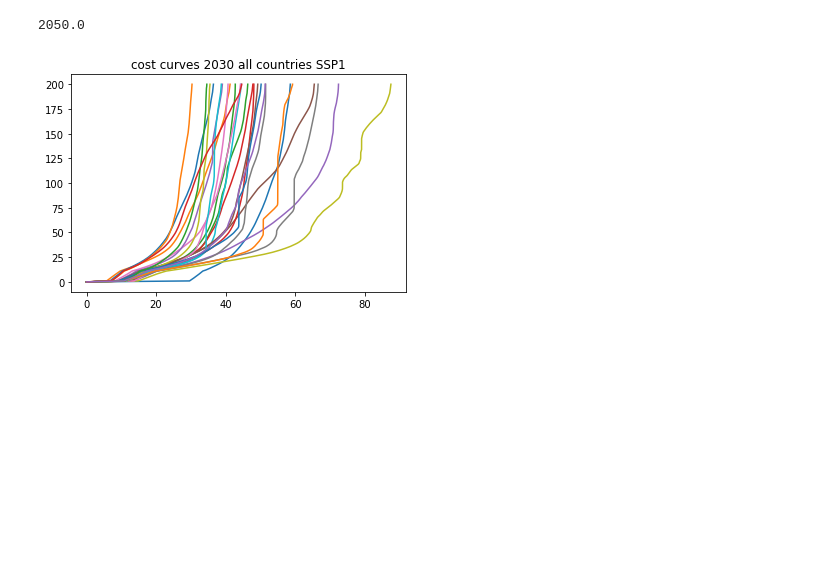
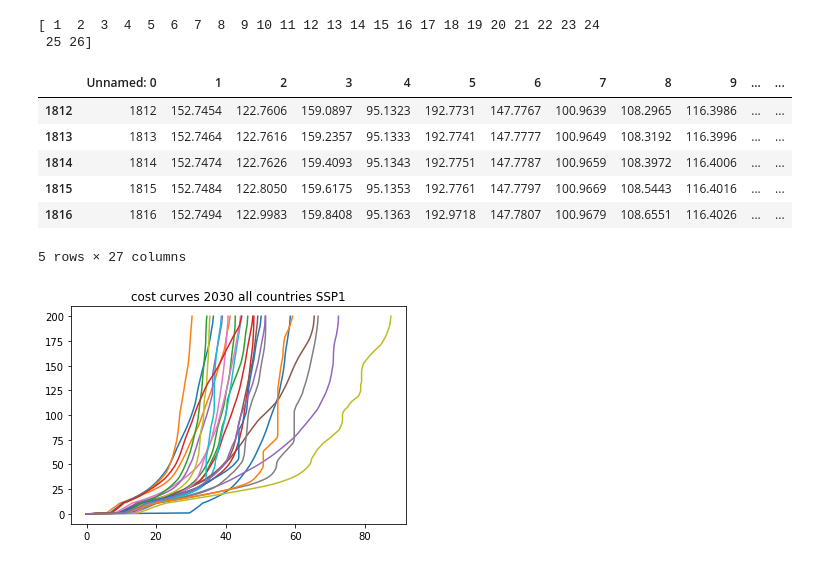
Before and after one commit to TVHTE/PBL_Code, a Jupyter notebook: Check_curves/check_linear_curves.ipynb, the cells around one changed output. Drawn from its saved outputs; the diff is of its cells as text; code cells hidden in the pictures; blank space fills up the shorter version.

```diff
--- a/Check_curves/check_linear_curves.ipynb
+++ b/Check_curves/check_linear_curves.ipynb
@@ -16,35 +16,51 @@ df_cubic = pd.read_table('C:/Users/toonv/Documents/PBL/Data/cost curves/costcurv
 df_cubicroot = pd.read_table('C:/Users/toonv/Documents/PBL/Data/cost curves/costcurve_co2_cubicroot.dat',
                           skiprows = [0,1,2], sep = ',', names = list(range(1,27)), index_col=False)
 
 df_linear_SSP1_LI = pd.read_table('C:/Users/toonv/Documents/PBL/Data/cost curves/costcurve_linear/SSP1_LI_costcurve_co2_linear.dat',
                           skiprows = [0,1,2], sep = ',', names = list(range(1,27)), index_col=False)
 
 df_linear_SSP1_LIRE = pd.read_table('C:/Users/toonv/Documents/PBL/Data/cost curves/costcurve_linear/SSP1_LIRE_costcurve_co2_linear.dat',
                           skiprows = [0,1,2], sep = ',', names = list(range(1,27)), index_col=False)
 
 df_linear_SSP1_RE = pd.read_table('C:/Users/toonv/Documents/PBL/Data/cost curves/costcurve_linear/SSP1_RE_costcurve_co2_linear.dat',
                           skiprows = [0,1,2], sep = ',', names = list(range(1,27)), index_col=False)
 
 df_linear_SSP2 = pd.read_table('C:/Users/toonv/Documents/PBL/Data/cost curves/costcurve_linear/SSP2_costcurve_co2_linear.dat',
                           skiprows = [0,1,2], sep = ',', names = list(range(1,27)), index_col=False)
 
 df_linear_SSP2_DAC = pd.read_table('C:/Users/toonv/Documents/PBL/Data/cost curves/costcurve_linear/SSP2_DAC_costcurve_co2_linear.dat',
                           skiprows = [0,1,2], sep = ',', names = list(range(1,27)), index_col=False)
 
 df_linear_SSP2_LI = pd.read_table('C:/Users/toonv/Documents/PBL/Data/cost curves/costcurve_linear/SSP2_LI_costcurve_co2_linear.dat',
                           skiprows = [0,1,2], sep = ',', names = list(range(1,27)), index_col=False)
 
 df_linear_SSP2_LIRE = pd.read_table('C:/Users/toonv/Documents/PBL/Data/cost curves/costcurve_linear/SSP2_LIRE_costcurve_co2_linear.dat',
                           skiprows = [0,1,2], sep = ',', names = list(range(1,27)), index_col=False)
 
 df_linear_SSP2_RE = pd.read_table('C:/Users/toonv/Documents/PBL/Data/cost curves/costcurve_linear/SSP2_RE_costcurve_co2_linear.dat',
                           skiprows = [0,1,2], sep = ',', names = list(range(1,27)), index_col=False)
 
 # df_linear_SSP1.describe()
 
-df_cubic[1][403+202]
+print(df_linear_SSP1.columns.values)
+
+df_linear.to_csv('C:/Users/toonv/Documents/PBL/Data/linear paths/linear.csv')
+df_cubic.to_csv('C:/Users/toonv/Documents/PBL/Data/linear paths/cubic.csv')
+df_cubicroot.to_csv('C:/Users/toonv/Documents/PBL/Data/linear paths/cubicroot.csv')
+
+df_linear.to_excel('C:/Users/toonv/Documents/PBL/Data/linear paths/linear.xlsx')
+df_cubic.to_excel('C:/Users/toonv/Documents/PBL/Data/linear paths/cubic.xlsx')
+df_cubicroot.to_excel('C:/Users/toonv/Documents/PBL/Data/linear paths/cubicroot.xlsx')
 # %% [output]
-2050.0
+[ 1  2  3  4  5  6  7  8  9 10 11 12 13 14 15 16 17 18 19 20 21 22 23 24
+ 25 26]
+|  | Unnamed: 0 | 1 | 2 | 3 | 4 | 5 | 6 | 7 | 8 | 9 | ... | ... |
+| 1812 | 1812 | 152.7454 | 122.7606 | 159.0897 | 95.1323 | 192.7731 | 147.7767 | 100.9639 | 108.2965 | 116.3986 | ... | ... |
+| 1813 | 1813 | 152.7464 | 122.7616 | 159.2357 | 95.1333 | 192.7741 | 147.7777 | 100.9649 | 108.3192 | 116.3996 | ... | ... |
+| 1814 | 1814 | 152.7474 | 122.7626 | 159.4093 | 95.1343 | 192.7751 | 147.7787 | 100.9659 | 108.3972 | 116.4006 | ... | ... |
+| 1815 | 1815 | 152.7484 | 122.8050 | 159.6175 | 95.1353 | 192.7761 | 147.7797 | 100.9669 | 108.5443 | 116.4016 | ... | ... |
+| 1816 | 1816 | 152.7494 | 122.9983 | 159.8408 | 95.1363 | 192.9718 | 147.7807 | 100.9679 | 108.6551 | 116.4026 | ... | ... |
+5 rows × 27 columns
 # %%
 # plot data to visualise
 
```
Also changed, not shown: 1 other file.
